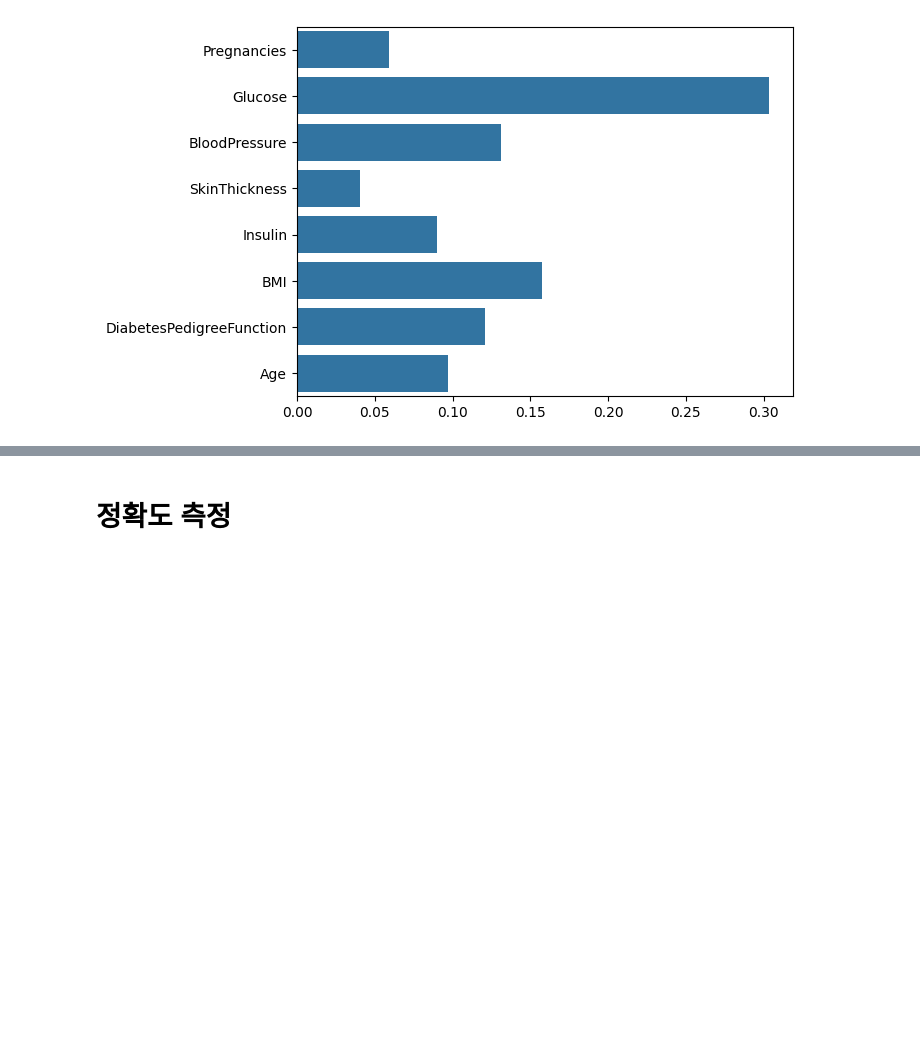
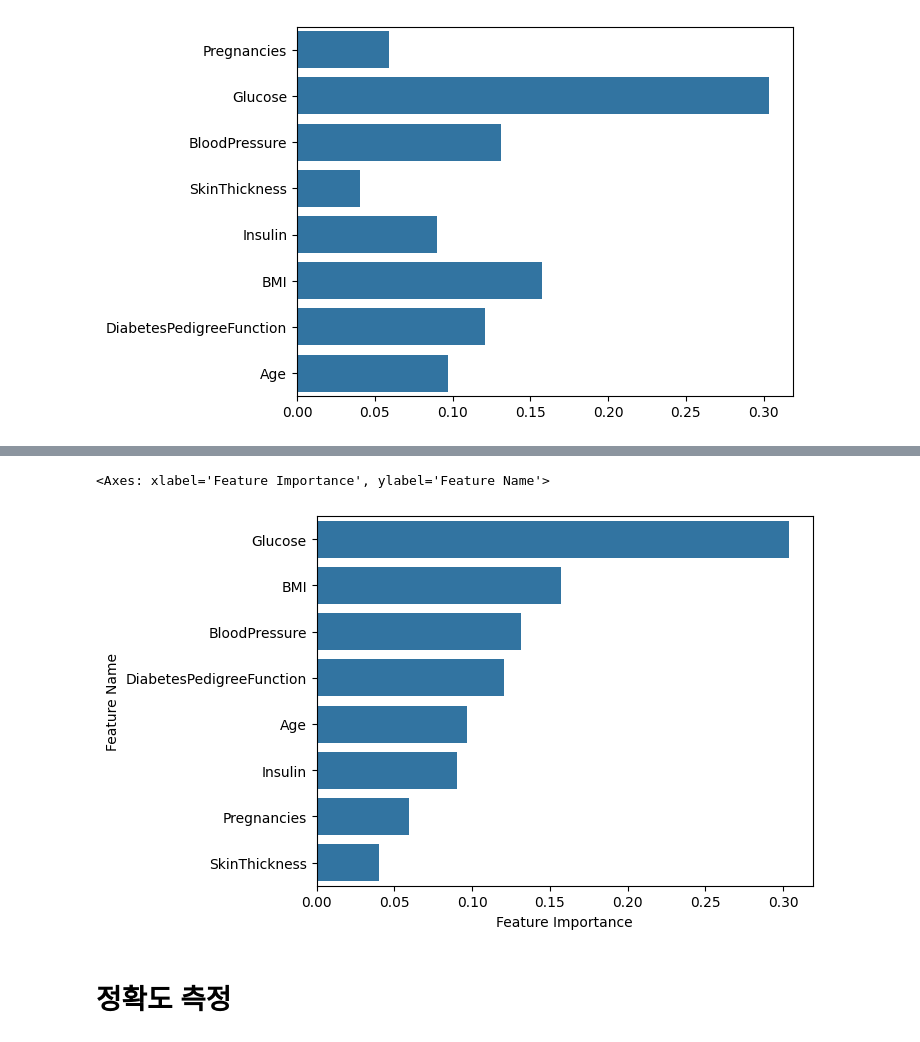
Before and after one commit to KR9268/Boostcource_Scikitlearn, a Jupyter notebook: 2.pimaindian_diabete(classify).ipynb, the cells around one changed output, grey strips where cells are left out. Cells and saved outputs as stored; diff of their text form; code cells hidden in the pictures; blank space fills up the shorter version.

```diff
--- a/2.pimaindian_diabete(classify).ipynb
+++ b/2.pimaindian_diabete(classify).ipynb
@@ -116,0 +135,4 @@ sns.barplot(x=model.feature_importances_, y=feature_names)
+# %%
+# 추가실습 (그래프 내림차순 하기) - 판다스
+df = pd.DataFrame({'Feature Importance': model.feature_importances_, 'Feature Name': feature_names})
+df
@@ -116,0 +149,10 @@ sns.barplot(x=model.feature_importances_, y=feature_names)
+# %%
+
+# Sort the DataFrame by 'Feature Importance' in descending order
+df = df.sort_values(by='Feature Importance', ascending=False)
+
+# Plot the barplot
+sns.barplot(x='Feature Importance', y='Feature Name', data=df)
+# %% [output]
+<Axes: xlabel='Feature Importance', ylabel='Feature Name'>
+[figure, added]
```
Also changed, not shown: parts of 3 cells of this notebook, 1 other file.
